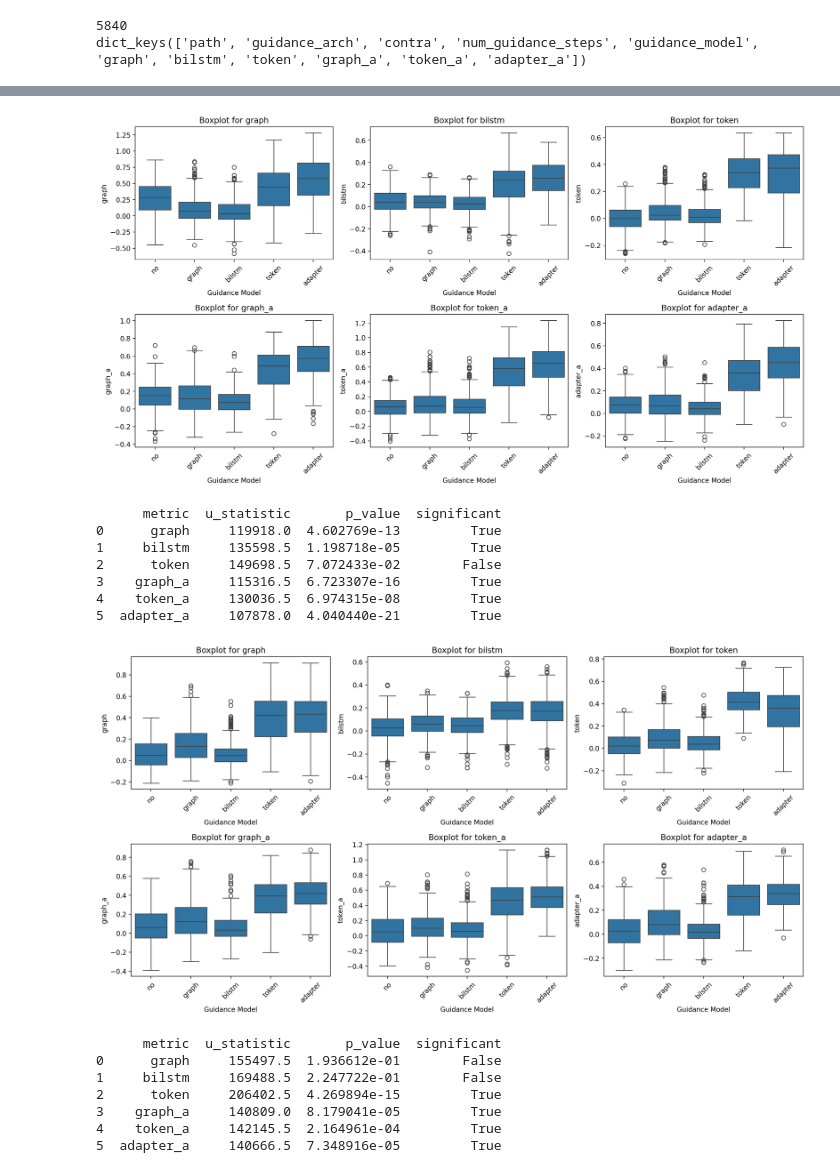
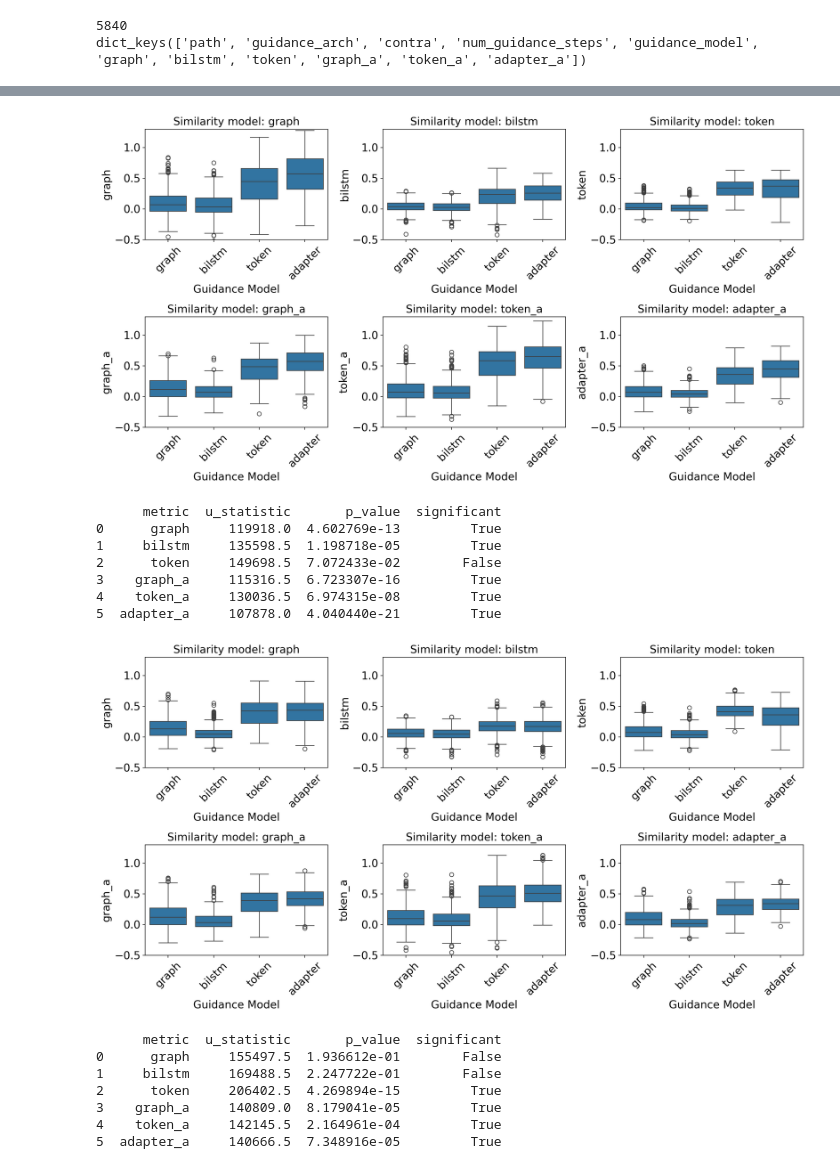
Before and after one commit to maximoskp/GraphMelHarm, a Jupyter notebook: results_analysis.ipynb, the cells around one changed output, grey strips where cells are left out. Saved outputs shown, nothing was run; the diff lists cells and outputs as text; code cells hidden in the pictures.

```diff
--- a/results_analysis.ipynb
+++ b/results_analysis.ipynb
@@ -4,3 +8,13 @@ import pandas as pd
+# %%
+# Set global font sizes
+font_size_global = 16
+# Also remove top title
+plt.rcParams['font.size'] = font_size_global
+plt.rcParams['axes.titlesize'] = font_size_global
+plt.rcParams['axes.labelsize'] = font_size_global
+plt.rcParams['xtick.labelsize'] = font_size_global
+plt.rcParams['ytick.labelsize'] = font_size_global
+plt.rcParams['legend.fontsize'] = font_size_global
 # %%
 with open('data/results_all.pickle', 'rb') as f:
     results_all = pickle.load(f)
@@ -35,12 +49,10 @@ df.head(10)
 | 8 | MIDIs/LoRA/contra/b_G:7_@2;D:9_@2... | LoRA | True | 8 | token | 0.160124 | 0.193122 | 0.309414 | ... |
 | 9 | MIDIs/LoRA/contra/b_G:7_@2;D:9_@2... | LoRA | True | 8 | adapter | 0.716222 | 0.339898 | 0.372790 | ... |
 # %%
-import matplotlib.pyplot as plt
-import seaborn as sns
-
 # Restrict the analysis to rows where contrastive training was enabled
 # and select numeric metric columns automatically.
 df_contra = df[df['contra'] == True].copy()
+df_contra = df_contra[df_contra['guidance_model'] != 'no']
 
 metrics = [
     col for col in df_contra.columns
@@ -52,9 +64,12 @@ metrics = [
 fig, axes = plt.subplots(2, 3, figsize=(15, 8))
 axes = axes.flatten()
 
+ymin, ymax = -0.5, 1.3
+
 for idx, metric in enumerate(metrics[:len(axes)]):
     sns.boxplot(data=df_contra, x='guidance_model', y=metric, ax=axes[idx])
-    axes[idx].set_title(f'Boxplot for {metric}')
+    axes[idx].set_ylim(ymin, ymax)
+    axes[idx].set_title(f'Similarity model: {metric}')
     axes[idx].set_xlabel('Guidance Model')
     axes[idx].set_ylabel(metric)
     plt.setp(axes[idx].xaxis.get_majorticklabels(), rotation=45)
@@ -63,14 +78,17 @@ for ax in axes[len(metrics):]:
     fig.delaxes(ax)
 
 plt.tight_layout()
+plt.savefig('figs/guidance_effectiveness.png', dpi=300)
 plt.show()
 # %% [output]
-[figure, old version]
+[figure, new version]
 # %%
 from scipy import stats
 
 # Use the same filtered subset for the statistical comparison.
 df_filtered = df[df['contra'] == True].copy()
+df_filtered = df_filtered[df_filtered['guidance_model'] != 'no']
+
 metrics = [
     col for col in df_filtered.columns
     if col not in {'path', 'guidance_arch', 'contra', 'num_guidance_steps', 'guidance_model'}
@@ -104,32 +122,36 @@ print(results_df)
 # %%
 # Restrict the analysis to rows where contrastive training was NOT enabled
 # and select numeric metric columns automatically.
 df_no_contra = df[df['contra'] == False].copy()
+df_no_contra = df_no_contra[df_no_contra['guidance_model'] != 'no']
 
 metrics = [
     col for col in df_no_contra.columns
     if col not in {'path', 'guidance_arch', 'contra', 'num_guidance_steps', 'guidance_model'}
-    and pd.api.types.is_numeric_dtype(df_contra[col])
+    and pd.api.types.is_numeric_dtype(df_no_contra[col])
 ]
 
 # Create subplots (2 rows x 3 columns)
 fig, axes = plt.subplots(2, 3, figsize=(15, 8))
 axes = axes.flatten()
 
+ymin, ymax = -0.5, 1.3
+
 for idx, metric in enumerate(metrics[:len(axes)]):
     sns.boxplot(data=df_no_contra, x='guidance_model', y=metric, ax=axes[idx])
-    axes[idx].set_title(f'Boxplot for {metric}')
+    axes[idx].set_ylim(ymin, ymax)
+    axes[idx].set_title(f'Similarity model: {metric}')
     axes[idx].set_xlabel('Guidance Model')
     axes[idx].set_ylabel(metric)
     plt.setp(axes[idx].xaxis.get_majorticklabels(), rotation=45)
 
 for ax in axes[len(metrics):]:
     fig.delaxes(ax)
 
 plt.tight_layout()
 plt.show()
 # %% [output]
-[figure, old version]
+[figure, new version]
 # %%
 # Use the same filtered subset for the statistical comparison.
 df_no_filtered = df[df['contra'] == False].copy()
```
Also changed, not shown: parts of 15 cells of this notebook, 51 other files.
